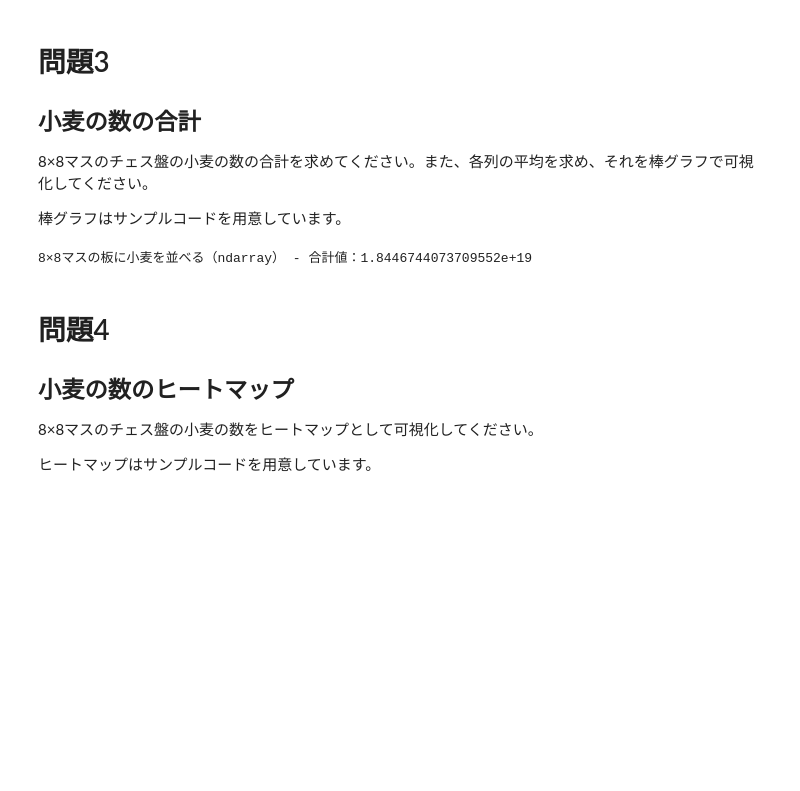
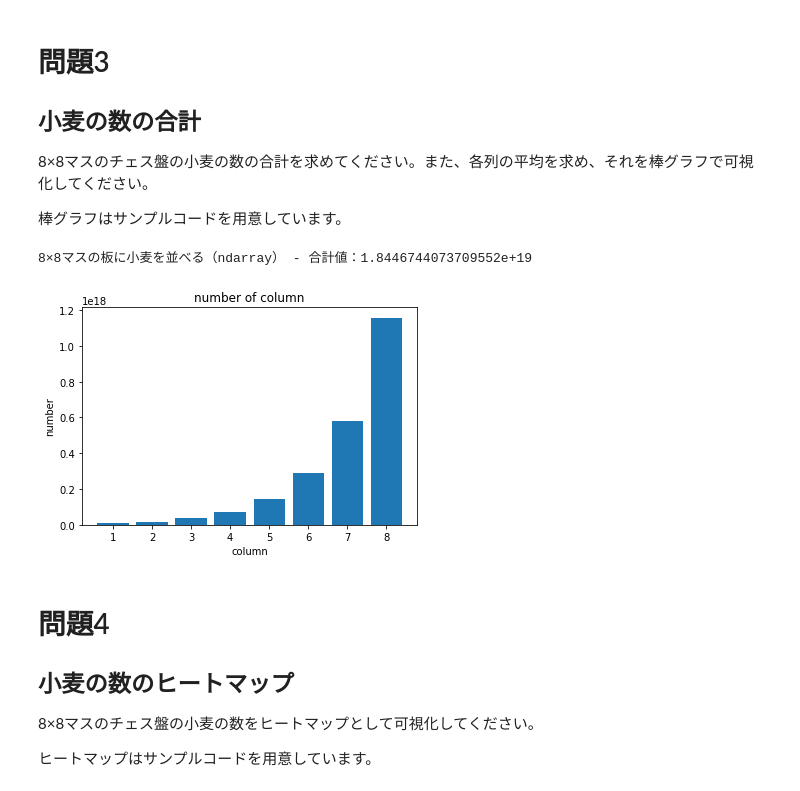
Before and after one commit to taiki-nakaso/diveintocode-ml, a Jupyter notebook: src/week2/prep/task1.ipynb, the cells around one changed output. Cells and saved outputs as stored; diff of their text form; code cells hidden in the pictures; blank space fills up the shorter version.

```diff
--- a/src/week2/prep/task1.ipynb
+++ b/src/week2/prep/task1.ipynb
@@ -79,20 +79,29 @@ print("8×8マスの板に小麦を並べる（ndarray）：\n{}"
 # %%
 """
 params:
     row_number: 行数
     column_number: 列数
 return:
     *: shape(row_number, column_number)のndarrayの合計値
 """
 def total_wheat_count(row_number, column_number):
     board_ndarray = get_wheat_array(row_number, column_number)
     return np.sum(board_ndarray)
 
 # 8x8のチェス盤の小麦の数の合計を求める
 print("8×8マスの板に小麦を並べる（ndarray） - 合計値：{}"
     .format(total_wheat_count(8, 8)))
+
+import matplotlib.pyplot as plt
+%matplotlib inline
+plt.title("number of column")
+plt.xlabel("column")
+plt.ylabel("number")
+plt.bar(range(1, 9), np.mean(get_wheat_array(8, 8), axis=0))
+plt.show()
 # %% [output]
 8×8マスの板に小麦を並べる（ndarray） - 合計値：1.8446744073709552e+19
+[figure, added]
 # %% [markdown]
 # 問題4
 ## 小麦の数のヒートマップ
```
Also changed, not shown: parts of 4 cells of this notebook, 1 other file.
